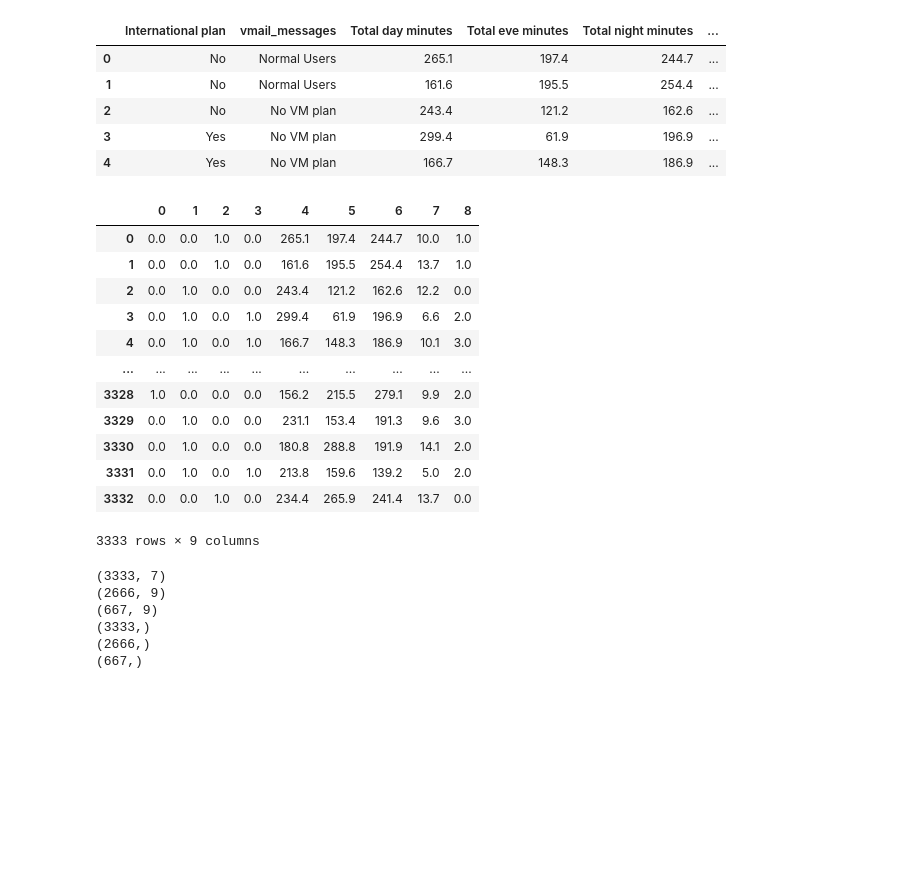
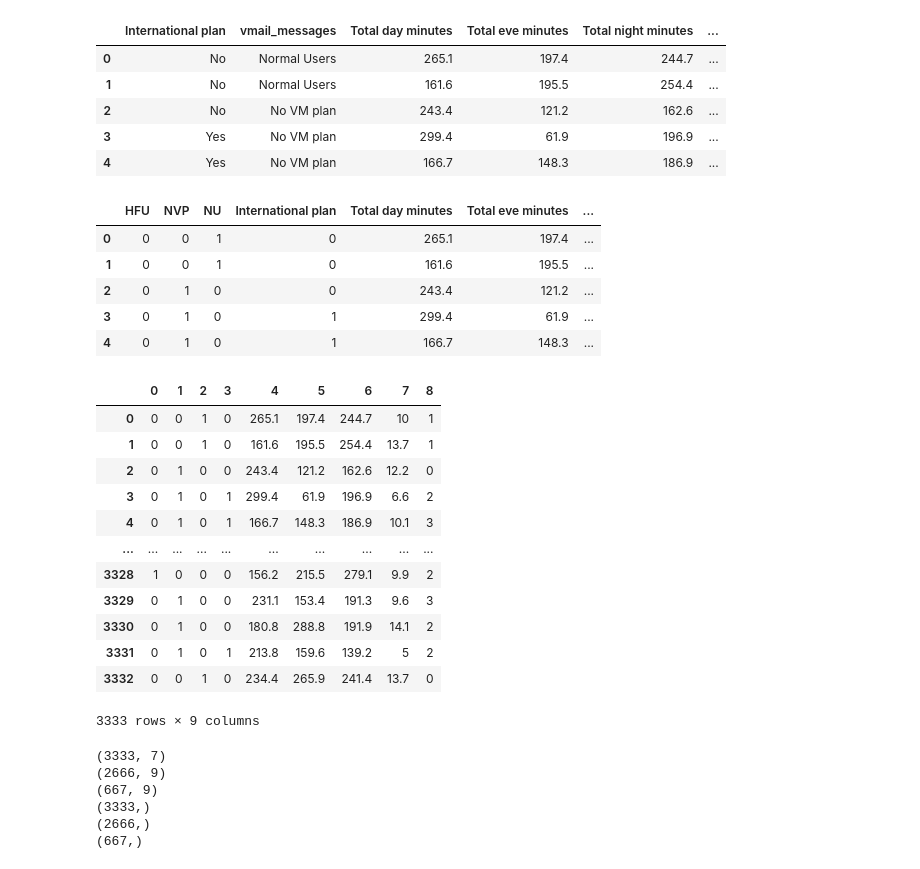
Before and after one commit to anshupandey/BootUP_maxis_data_science_level_2, a Jupyter notebook: Module 6/Telecom churn prediction.ipynb, the cells around one changed output. Cells and saved outputs as stored; diff of their text form; code cells hidden in the pictures; blank space fills up the shorter version.

```diff
--- a/Module 6/Telecom churn prediction.ipynb
+++ b/Module 6/Telecom churn prediction.ipynb
@@ -382,25 +385,45 @@ x.head()
+# %%
+xx = x.copy()
+xx['International plan'] = np.where(xx['International plan']=="Yes",1,0)
+xx['HFU'] = np.where(xx['vmail_messages']=="High Frequency users",1,0)
+xx['NU'] = np.where(xx['vmail_messages']=="Normal Users",1,0)
+xx['NVP'] = np.where(xx['vmail_messages']=="No VM plan",1,0)
+xx = xx[['HFU','NVP','NU','International plan', 'Total day minutes',
+             'Total eve minutes', 'Total night minutes', 'Total intl minutes',
+             'Customer service calls']]
+xx.head()
+# %% [output]
+|  | HFU | NVP | NU | International plan | Total day minutes | Total eve minutes | ... |
+| 0 | 0 | 0 | 1 | 0 | 265.1 | 197.4 | ... |
+| 1 | 0 | 0 | 1 | 0 | 161.6 | 195.5 | ... |
+| 2 | 0 | 1 | 0 | 0 | 243.4 | 121.2 | ... |
+| 3 | 0 | 1 | 0 | 1 | 299.4 | 61.9 | ... |
+| 4 | 0 | 1 | 0 | 1 | 166.7 | 148.3 | ... |
 # %%
 # preprocessing pipeline
 from sklearn.compose import ColumnTransformer
 from sklearn.preprocessing import OneHotEncoder,OrdinalEncoder,StandardScaler
-preprocessor = ColumnTransformer([('ohe',OneHotEncoder(),[1]),
-                                ('ode',OrdinalEncoder(),[0])],
-                                remainder="passthrough")
+preprocessor1 = ColumnTransformer([('ode',OrdinalEncoder(),[0])],
+                                remainder="passthrough",n_jobs=1)
+
+preprocessor2 = ColumnTransformer([('ohe',OneHotEncoder(),[1])],
+                                remainder="passthrough",n_jobs=1)
+preprocessor = Pipeline([('ode',preprocessor1),('ohe',preprocessor2)])
 x_new = preprocessor.fit_transform(x)
 pd.DataFrame(x_new)
 # %% [output]
 |  | 0 | 1 | 2 | 3 | 4 | 5 | 6 | 7 | 8 |
-| 0 | 0.0 | 0.0 | 1.0 | 0.0 | 265.1 | 197.4 | 244.7 | 10.0 | 1.0 |
-| 1 | 0.0 | 0.0 | 1.0 | 0.0 | 161.6 | 195.5 | 254.4 | 13.7 | 1.0 |
-| 2 | 0.0 | 1.0 | 0.0 | 0.0 | 243.4 | 121.2 | 162.6 | 12.2 | 0.0 |
-| 3 | 0.0 | 1.0 | 0.0 | 1.0 | 299.4 | 61.9 | 196.9 | 6.6 | 2.0 |
-| 4 | 0.0 | 1.0 | 0.0 | 1.0 | 166.7 | 148.3 | 186.9 | 10.1 | 3.0 |
+| 0 | 0 | 0 | 1 | 0 | 265.1 | 197.4 | 244.7 | 10 | 1 |
+| 1 | 0 | 0 | 1 | 0 | 161.6 | 195.5 | 254.4 | 13.7 | 1 |
+| 2 | 0 | 1 | 0 | 0 | 243.4 | 121.2 | 162.6 | 12.2 | 0 |
+| 3 | 0 | 1 | 0 | 1 | 299.4 | 61.9 | 196.9 | 6.6 | 2 |
+| 4 | 0 | 1 | 0 | 1 | 166.7 | 148.3 | 186.9 | 10.1 | 3 |
 | ... | ... | ... | ... | ... | ... | ... | ... | ... | ... |
-| 3328 | 1.0 | 0.0 | 0.0 | 0.0 | 156.2 | 215.5 | 279.1 | 9.9 | 2.0 |
-| 3329 | 0.0 | 1.0 | 0.0 | 0.0 | 231.1 | 153.4 | 191.3 | 9.6 | 3.0 |
-| 3330 | 0.0 | 1.0 | 0.0 | 0.0 | 180.8 | 288.8 | 191.9 | 14.1 | 2.0 |
-| 3331 | 0.0 | 1.0 | 0.0 | 1.0 | 213.8 | 159.6 | 139.2 | 5.0 | 2.0 |
-| 3332 | 0.0 | 0.0 | 1.0 | 0.0 | 234.4 | 265.9 | 241.4 | 13.7 | 0.0 |
+| 3328 | 1 | 0 | 0 | 0 | 156.2 | 215.5 | 279.1 | 9.9 | 2 |
+| 3329 | 0 | 1 | 0 | 0 | 231.1 | 153.4 | 191.3 | 9.6 | 3 |
+| 3330 | 0 | 1 | 0 | 0 | 180.8 | 288.8 | 191.9 | 14.1 | 2 |
+| 3331 | 0 | 1 | 0 | 1 | 213.8 | 159.6 | 139.2 | 5 | 2 |
+| 3332 | 0 | 0 | 1 | 0 | 234.4 | 265.9 | 241.4 | 13.7 | 0 |
 3333 rows × 9 columns
 # %%
 
```
Also changed, not shown: parts of 3 cells of this notebook, 12 other files.
